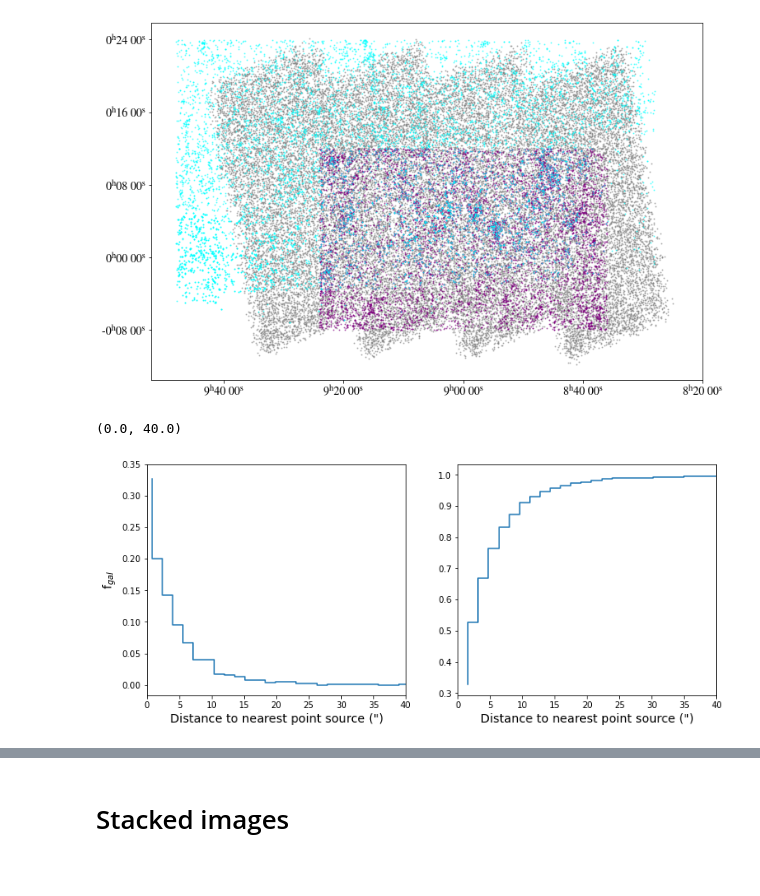
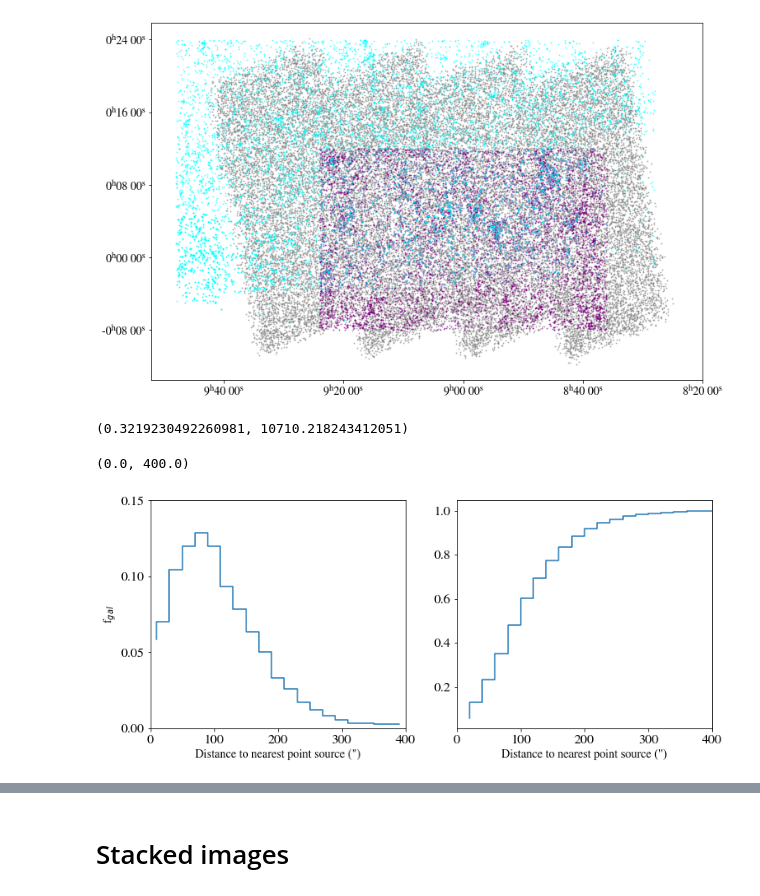
Before and after one commit to milchada/agnindwarfs, a Jupyter notebook: agn_in_dwarfs.ipynb, the cells around one changed output, grey strips where cells are left out. Cells and saved outputs as stored; diff of their text form; code cells hidden in the pictures.

```diff
--- a/agn_in_dwarfs.ipynb
+++ b/agn_in_dwarfs.ipynb
@@ -61,8 +76,16 @@ plt.ylim(0,6000)
 # %%
 gama = pd.read_csv('gama_ssfr.csv', header=0)
+gama, sdss
+gama_sdss = pd.DataFrame()
+gama_sdss.insert(0, 'ra', np.concatenate([gama['RA'].values, sdss['ra'].values]))
+gama_sdss.insert(1, 'dec', np.concatenate([gama['DEC'].values, sdss['dec'].values]))
+gama_sdss.insert(2, 'z', np.concatenate([gama['Z'].values, sdss['z'].values]))
+gama_sdss.insert(3, 'Mstar', np.concatenate([gama['mass_stellar_percentile50'].values, sdss['logMass'].values]))
+gama_sdss.insert(4, 'ssfr', np.concatenate([gama['sSFR_0_1Gyr_percentile50'].values, sdss['ssfr'].values-9]))
+gama_sdss = gama_sdss.drop_duplicates()
 # fitsout = fits.getdata('gals.fits')
-inds = crossmatch(fitsout, gama, ra1='RA', dec1='DEC', tab=True)
-fitsout = fitsout[inds]
+# inds = crossmatch(fitsout, gama, ra1='RA', dec1='DEC', tab=True)
+# fitsout = fitsout[inds]
 # %% [markdown]
 # Galaxy Properties
 # %%
@@ -213,22 +212,25 @@ def crossmatch(cat1, cat2, tab=False, arr=False, ra1='RA', ra2='RA', dec1='DEC',
 # %%
-inds = crossmatch(cat1=gama, cat2=allpts, ra1='RA', dec1='DEC', tab=True)
-offset = (allpts.iloc[inds]['RA'] - gama['RA'])**2 + (allpts.iloc[inds]['DEC'] - gama['DEC'])**2
+inds = crossmatch(cat1=gama_sdss, cat2=allpts, ra1='ra', dec1='dec', tab=True)
+offset = np.sqrt((allpts.iloc[inds]['RA'].values - gama_sdss['ra'].values)**2 +
+                 (allpts.iloc[inds]['DEC'].values - gama_sdss['dec'].values)**2)*3600
+# %%
+offset.min(), offset.max()
+# %% [output]
+(0.3219230492260981, 10710.218243412051)
 # %%
-#the offset is in degrees
-# offset *= 3600
-hist, bins = np.histogram(offset, range=(offset.min(), offset.max()), bins=100)
-hist2, left, w, _ = cumfreq(offset, numbins=100, defaultreallimits=(offset.min(), offset.max()))
+hist, bins = np.histogram(offset, range=(0, 400), bins=20)
+hist2, left, w, _ = cumfreq(offset, numbins=20, defaultreallimits=(0,400))
 x = left + np.arange(1, len(hist2)+1)*w
 fig, ax = plt.subplots(ncols=2, sharex=True, figsize=(12,5))
 ax[0].step((bins[:-1] + bins[1:])/2., hist/sum(hist))
 ax[1].step(x, hist2/hist2.max())
 ax[0].set_yticks([0,.05,.1,.15,.2,.25,.3, .35])
 for a in ax.flatten():
     a.set_xlabel('Distance to nearest point source (")', fontsize=14)
-#     a.set_ylim(0,.35)
+ax[0].set_ylim(0,.15)
 ax[0].set_ylabel(r'f$_{gal}$', fontsize=14)
-plt.xlim(0,40)
+plt.xlim(0,400)
 # %% [output]
-(0.0, 40.0)
+(0.0, 400.0)
-[figure, old version]
+[figure, new version]
 # %%
```
Also changed, not shown: parts of 70 cells of this notebook, 4 other files.
